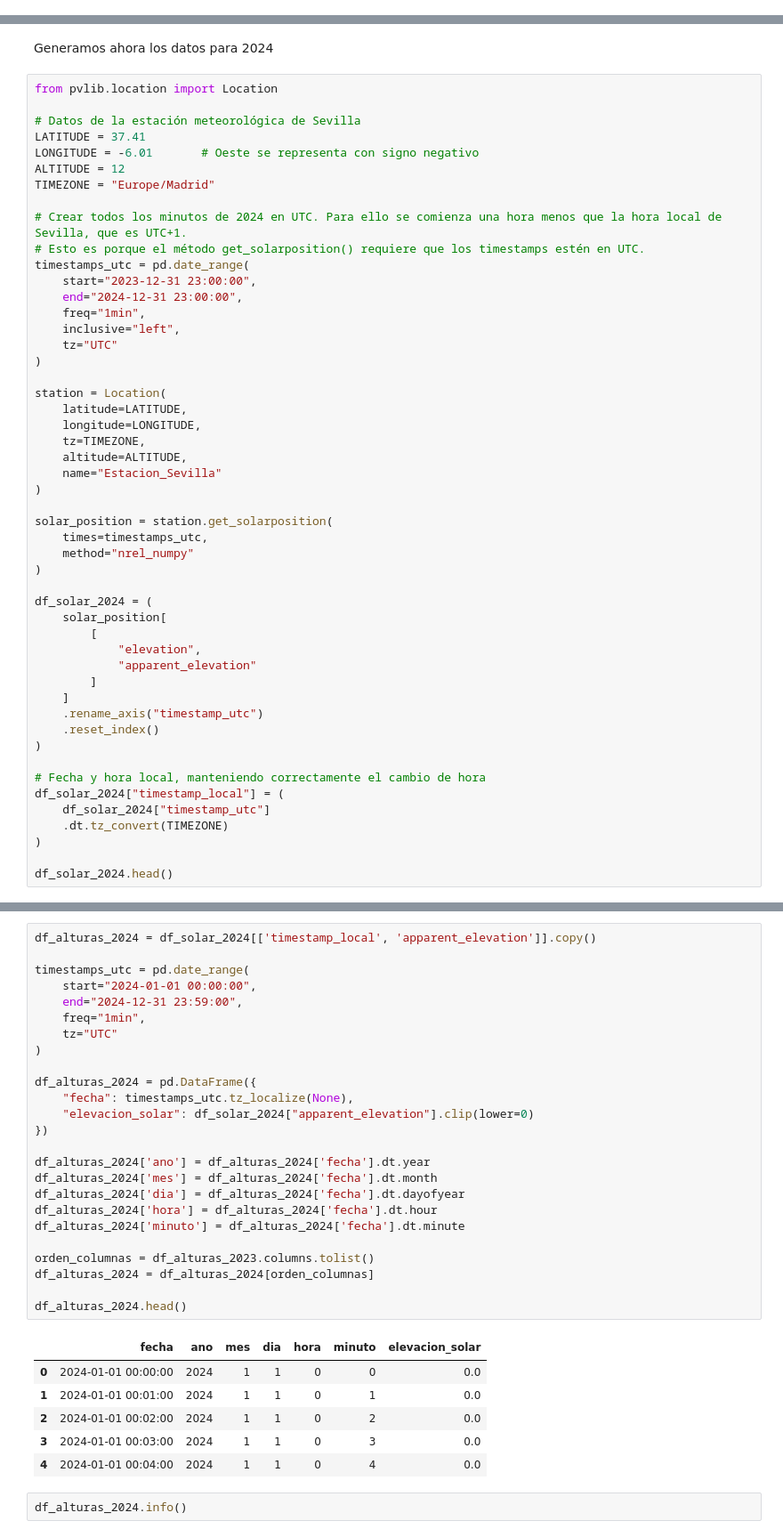
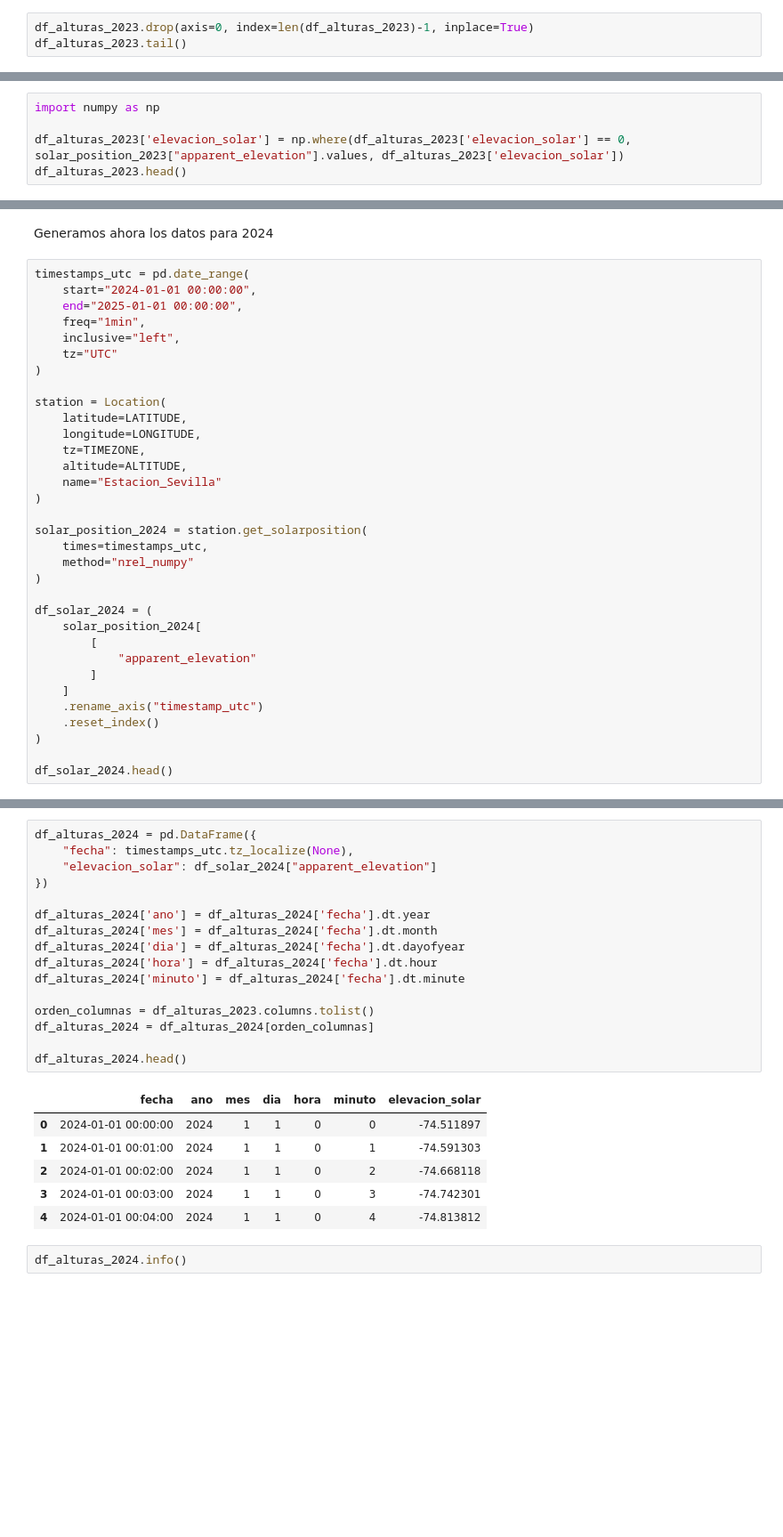
Before and after one commit to zacariasct4/TFM_IEBS, a Jupyter notebook: notebooks/02_column_preprocessing.ipynb, the cells around one changed output, grey strips where cells are left out. Shown at 89% size. Cells and saved outputs as stored; diff of their text form; blank space fills up the shorter version.

```diff
--- a/notebooks/02_column_preprocessing.ipynb
+++ b/notebooks/02_column_preprocessing.ipynb
@@ -84,0 +138,3 @@ df_alturas_2023.head()
+# %%
+df_alturas_2023.drop(axis=0, index=len(df_alturas_2023)-1, inplace=True)
+df_alturas_2023.tail()
@@ -102,0 +268,5 @@ df_alturas_2023.to_parquet(INTERIM_PATH / "elevacion_2023_standardized.parquet",
+# %%
+import numpy as np
+
+df_alturas_2023['elevacion_solar'] = np.where(df_alturas_2023['elevacion_solar'] == 0, solar_position_2023["apparent_elevation"].values, df_alturas_2023['elevacion_solar'])
+df_alturas_2023.head()
@@ -103,19 +282,9 @@ df_alturas_2023.to_parquet(INTERIM_PATH / "elevacion_2023_standardized.parquet",
 # %% [markdown]
 Generamos ahora los datos para 2024
 # %%
-from pvlib.location import Location
-
-# Datos de la estación meteorológica de Sevilla
-LATITUDE = 37.41
-LONGITUDE = -6.01       # Oeste se representa con signo negativo
-ALTITUDE = 12
-TIMEZONE = "Europe/Madrid"
-
-# Crear todos los minutos de 2024 en UTC. Para ello se comienza una hora menos que la hora local de Sevilla, que es UTC+1.
-# Esto es porque el método get_solarposition() requiere que los timestamps estén en UTC.
 timestamps_utc = pd.date_range(
-    start="2023-12-31 23:00:00",
-    end="2024-12-31 23:00:00",
+    start="2024-01-01 00:00:00",
+    end="2025-01-01 00:00:00",
     freq="1min",
     inclusive="left",
     tz="UTC"
@@ -129,15 +298,14 @@ station = Location(
     name="Estacion_Sevilla"
 )
 
-solar_position = station.get_solarposition(
+solar_position_2024 = station.get_solarposition(
     times=timestamps_utc,
     method="nrel_numpy"
 )
 
 df_solar_2024 = (
-    solar_position[
+    solar_position_2024[
         [
-            "elevation",
             "apparent_elevation"
         ]
     ]
@@ -145,11 +313,5 @@ df_solar_2024 = (
     .reset_index()
 )
 
-# Fecha y hora local, manteniendo correctamente el cambio de hora
-df_solar_2024["timestamp_local"] = (
-    df_solar_2024["timestamp_utc"]
-    .dt.tz_convert(TIMEZONE)
-)
-
 df_solar_2024.head()
 # %% [output]
@@ -193,35 +345,26 @@ De esta manera obtenemos el dataset de 2024 de alturas, obteniendo las mismas co
 # %%
-df_alturas_2024 = df_solar_2024[['timestamp_local', 'apparent_elevation']].copy()
-
-timestamps_utc = pd.date_range(
-    start="2024-01-01 00:00:00",
-    end="2024-12-31 23:59:00",
-    freq="1min",
-    tz="UTC"
-)
-
 df_alturas_2024 = pd.DataFrame({
     "fecha": timestamps_utc.tz_localize(None),
-    "elevacion_solar": df_solar_2024["apparent_elevation"].clip(lower=0)
+    "elevacion_solar": df_solar_2024["apparent_elevation"]
 })
 
 df_alturas_2024['ano'] = df_alturas_2024['fecha'].dt.year
 df_alturas_2024['mes'] = df_alturas_2024['fecha'].dt.month
 df_alturas_2024['dia'] = df_alturas_2024['fecha'].dt.dayofyear
 df_alturas_2024['hora'] = df_alturas_2024['fecha'].dt.hour
 df_alturas_2024['minuto'] = df_alturas_2024['fecha'].dt.minute
 
 orden_columnas = df_alturas_2023.columns.tolist()
 df_alturas_2024 = df_alturas_2024[orden_columnas]
 
 df_alturas_2024.head()
 # %% [output]
 |  | fecha | ano | mes | dia | hora | minuto | elevacion_solar |
-| 0 | 2024-01-01 00:00:00 | 2024 | 1 | 1 | 0 | 0 | 0.0 |
-| 1 | 2024-01-01 00:01:00 | 2024 | 1 | 1 | 0 | 1 | 0.0 |
-| 2 | 2024-01-01 00:02:00 | 2024 | 1 | 1 | 0 | 2 | 0.0 |
-| 3 | 2024-01-01 00:03:00 | 2024 | 1 | 1 | 0 | 3 | 0.0 |
-| 4 | 2024-01-01 00:04:00 | 2024 | 1 | 1 | 0 | 4 | 0.0 |
+| 0 | 2024-01-01 00:00:00 | 2024 | 1 | 1 | 0 | 0 | -74.511897 |
+| 1 | 2024-01-01 00:01:00 | 2024 | 1 | 1 | 0 | 1 | -74.591303 |
+| 2 | 2024-01-01 00:02:00 | 2024 | 1 | 1 | 0 | 2 | -74.668118 |
+| 3 | 2024-01-01 00:03:00 | 2024 | 1 | 1 | 0 | 3 | -74.742301 |
+| 4 | 2024-01-01 00:04:00 | 2024 | 1 | 1 | 0 | 4 | -74.813812 |
 # %%
 df_alturas_2024.info()
 # %% [output]
```
Also changed, not shown: parts of 22 cells of this notebook, 1 other file.
